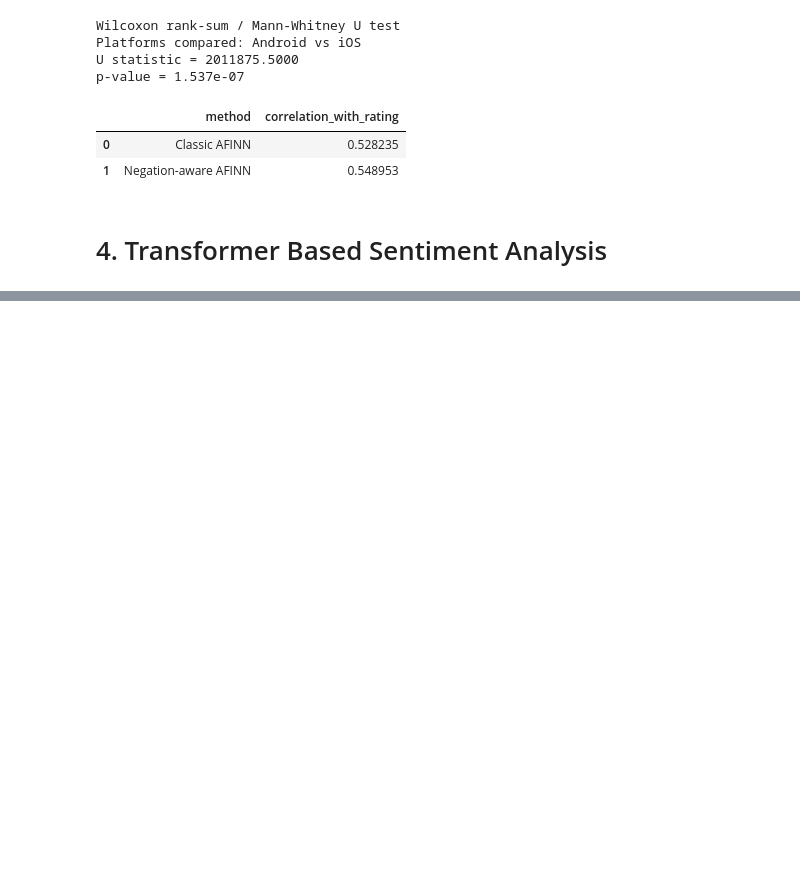
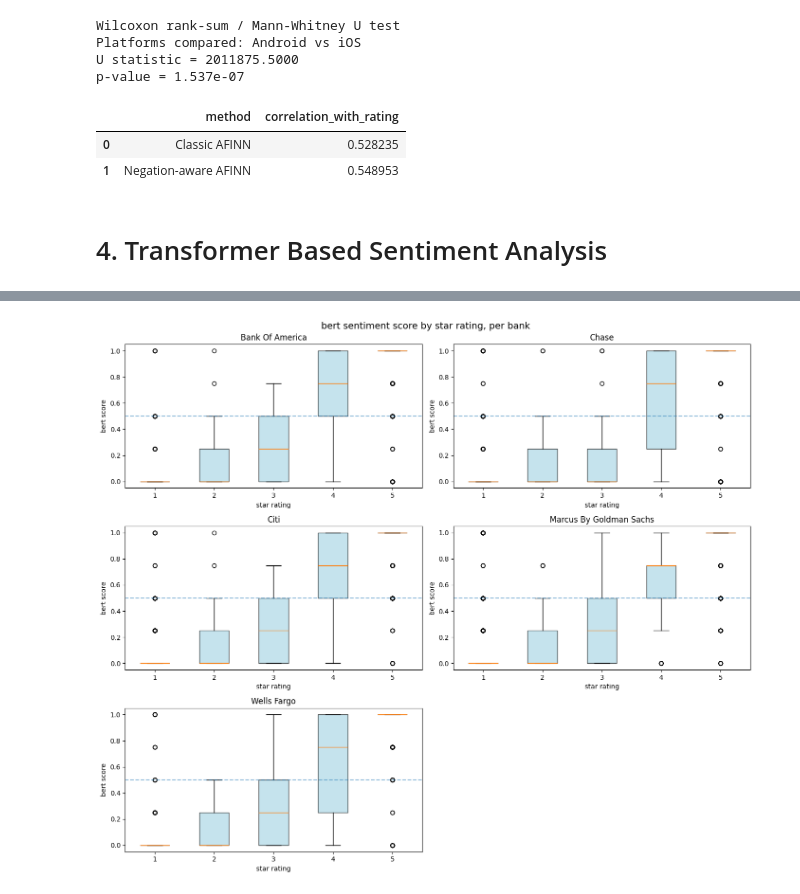
Before and after one commit to dpchi12/sentiment-analysis-for-banks-mobile-app-review, a Jupyter notebook: Model (old data)/old_approach_sentiment_analysis.ipynb, the cells around one changed output, grey strips where cells are left out. Saved outputs shown, nothing was run; the diff lists cells and outputs as text; code cells hidden in the pictures; blank space fills up the shorter version.

```diff
--- a/Model (old data)/old_approach_sentiment_analysis.ipynb
+++ b/Model (old data)/old_approach_sentiment_analysis.ipynb
@@ -1610,0 +1759,34 @@ correlation_comparison
+# %%
+banks = sorted(data["bank"].unique())
+
+fig, axes = plt.subplots(
+    nrows=math.ceil(len(banks) / 2),
+    ncols=2,
+    figsize=(14, 4 * math.ceil(len(banks) / 2)),
+    squeeze=False
+)
+
+for i, bank in enumerate(banks):
+    ax = axes[i // 2, i % 2]
+    bank_data = data[data["bank"] == bank]
+    ratings_bank = sorted(bank_data["rating"].dropna().unique())
+    box_data_bank = [bank_data.loc[bank_data["rating"] == r, "bert_score"] for r in ratings_bank]
+
+    box = ax.boxplot(box_data_bank, labels=[str(int(r)) for r in ratings_bank], patch_artist=True)
+    for patch in box["boxes"]:
+        patch.set_facecolor("lightblue")
+        patch.set_alpha(0.7)
+
+    ax.axhline(0.5, linestyle="--", alpha=0.5)
+    ax.set_title(bank)
+    ax.set_xlabel("star rating")
+    ax.set_ylabel("bert score")
+
+for j in range(len(banks), math.ceil(len(banks) / 2) * 2):
+    axes[j // 2, j % 2].axis("off")
+
+fig.suptitle("bert sentiment score by star rating, per bank", fontsize=14)
+plt.tight_layout()
+plt.show()
+# %% [output]
+[figure, added]
```
Also changed, not shown: parts of 15 cells of this notebook, 1 other file.
